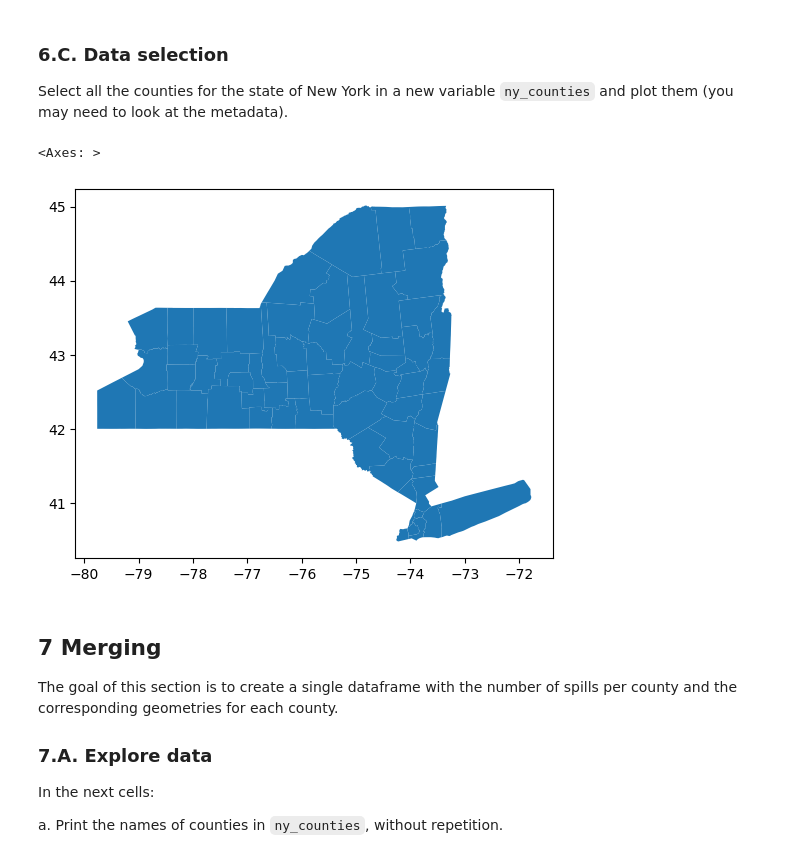
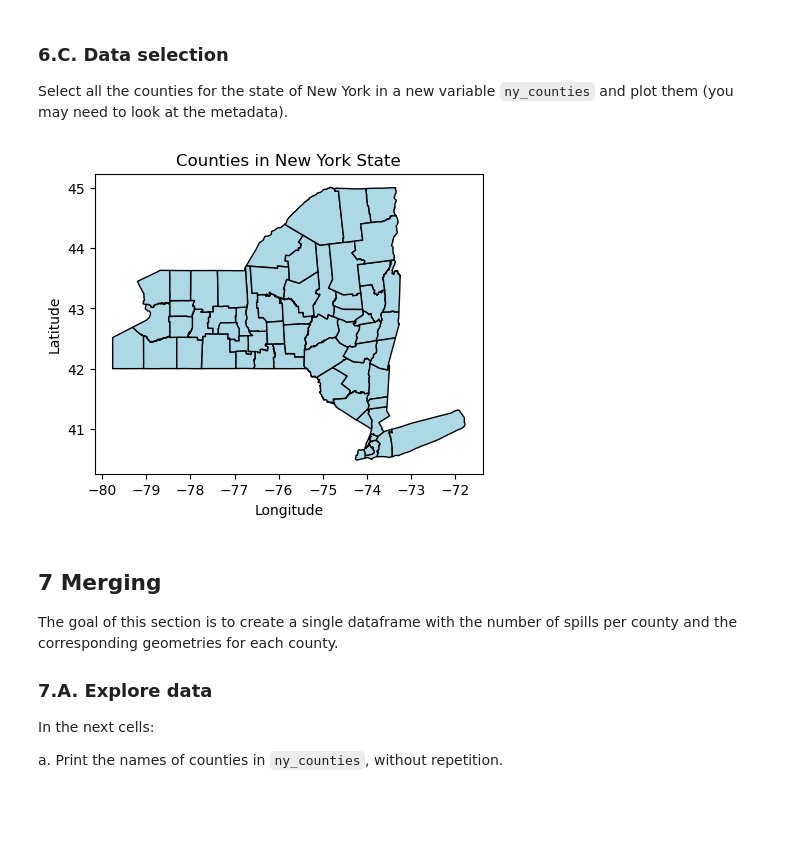
Before and after one commit to farahjstack/eds220-hwk3, a Jupyter notebook: hwk3-task2-spills-STACK.ipynb, the cells around one changed output. Drawn from its saved outputs; the diff is of its cells as text; code cells hidden in the pictures; blank space fills up the shorter version.

```diff
--- a/hwk3-task2-spills-STACK.ipynb
+++ b/hwk3-task2-spills-STACK.ipynb
@@ -494,13 +494,27 @@ Select all the counties for the state of New York in a new variable `ny_counties
 # %%
 
 # Select counties only in NY state (check NY FIPS code)
 ny_counties = counties.loc[counties['statefp'] == "36"]
 
 # Plot counties
-ny_counties.plot()
+# Initialize an empty figure and axes
+fig, ax = plt.subplots(figsize=(5, 4))
+
+# Add New York counties to the figure's axes
+ny_counties.plot(ax=ax,
+                 color='lightblue',
+                 edgecolor='black'
+                )
+
+# Update axes
+ax.set_title('Counties in New York State')
+ax.set_xlabel('Longitude')
+ax.set_ylabel('Latitude')
+
+# Display figure
+plt.show()
 # %% [output]
-<Axes: >
-[figure, old version]
+[figure, new version]
 # %% [markdown]
 <!-- END QUESTION -->
 
```
Also changed, not shown: parts of 20 cells of this notebook.
